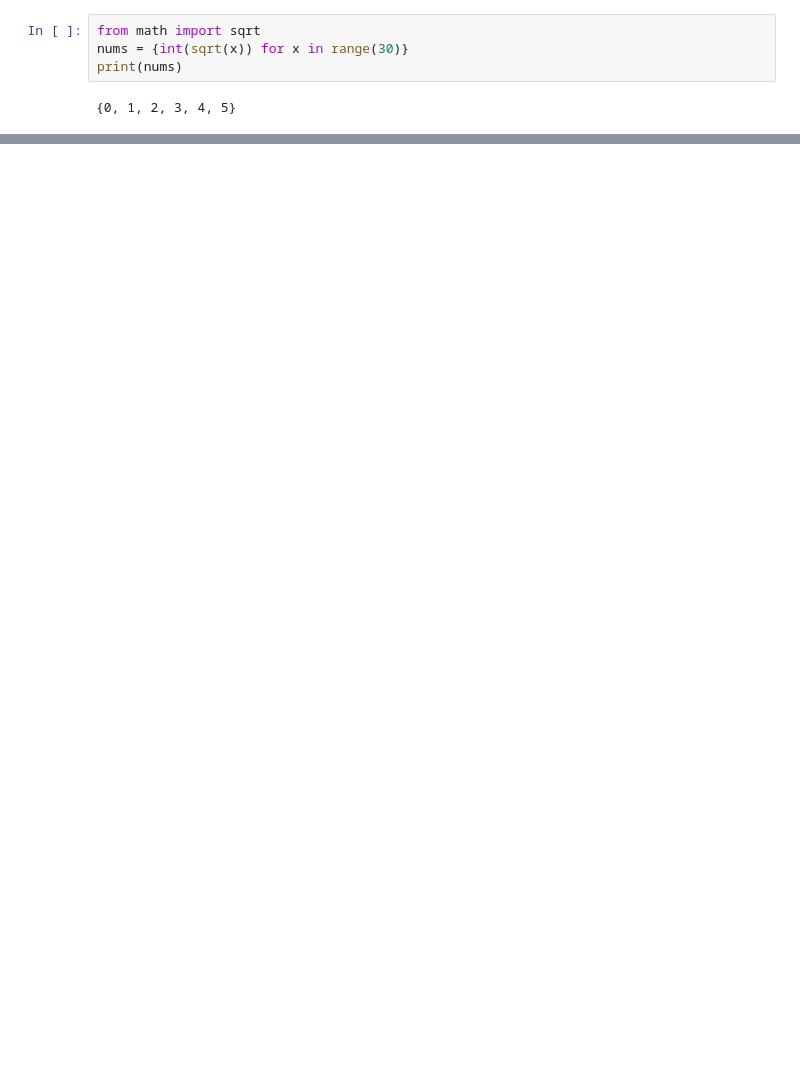
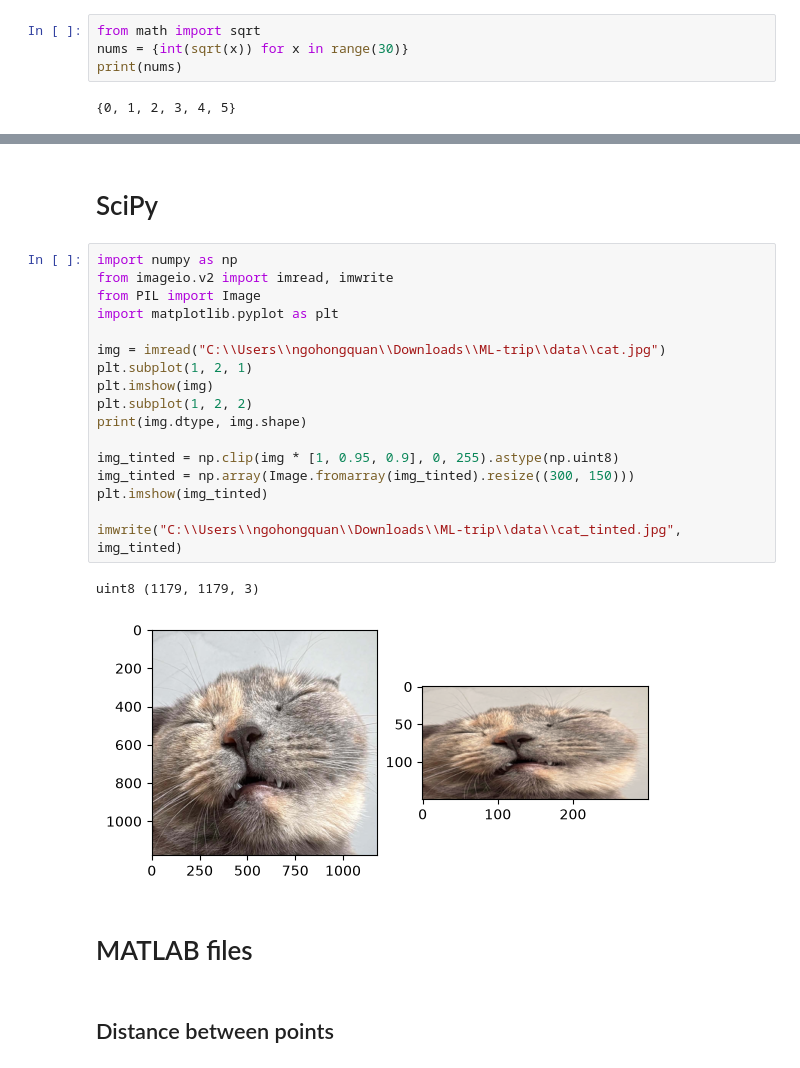
Before and after one commit to quan759/ML-Research, a Jupyter notebook: notebooks/intro_to_python.ipynb, the cells around one changed output, grey strips where cells are left out. Saved outputs shown, nothing was run; the diff lists cells and outputs as text; blank space fills up the shorter version.

```diff
--- a/notebooks/intro_to_python.ipynb
+++ b/notebooks/intro_to_python.ipynb
@@ -231,0 +621,26 @@ print(nums)
+# %% [markdown]
+# SciPy
+# %%
+import numpy as np
+from imageio.v2 import imread, imwrite
+from PIL import Image
+import matplotlib.pyplot as plt
+
+img = imread("C:\\Users\\ngohongquan\\Downloads\\ML-trip\\data\\cat.jpg")
+plt.subplot(1, 2, 1)
+plt.imshow(img)
+plt.subplot(1, 2, 2)
+print(img.dtype, img.shape)
+
+img_tinted = np.clip(img * [1, 0.95, 0.9], 0, 255).astype(np.uint8)
+img_tinted = np.array(Image.fromarray(img_tinted).resize((300, 150)))
+plt.imshow(img_tinted)
+
+imwrite("C:\\Users\\ngohongquan\\Downloads\\ML-trip\\data\\cat_tinted.jpg", img_tinted)
+# %% [output]
+uint8 (1179, 1179, 3)
+[figure, added]
+# %% [markdown]
+# MATLAB files
+# %% [markdown]
+## Distance between points
```
Also changed, not shown: parts of 41 cells of this notebook, 2 other files.
